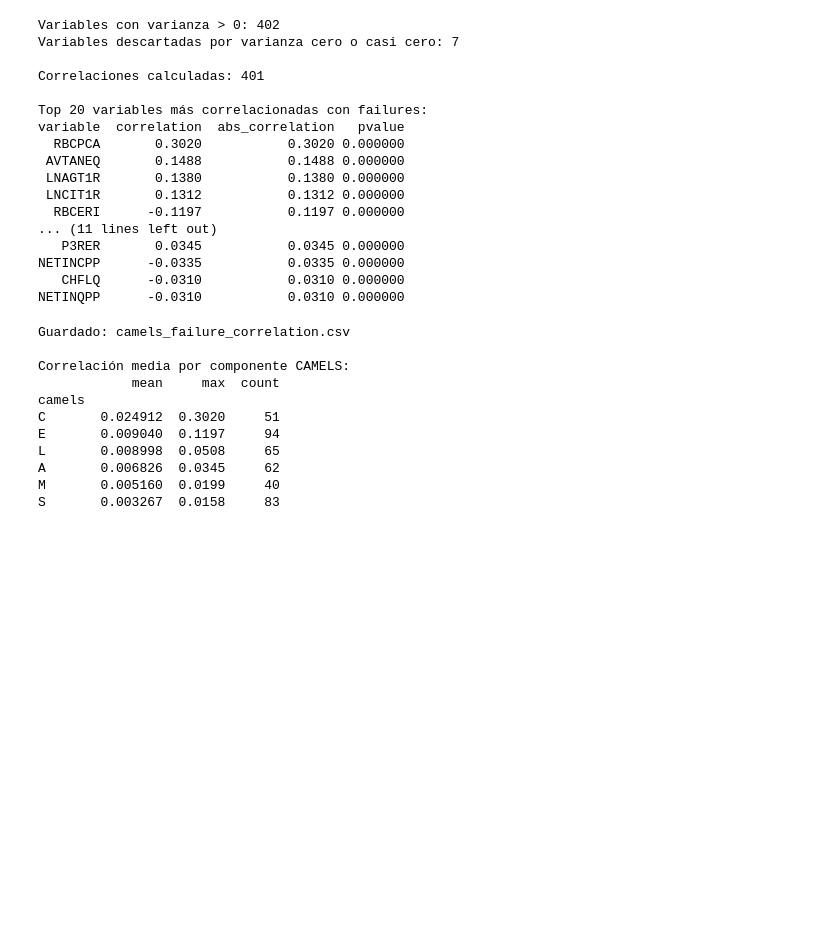
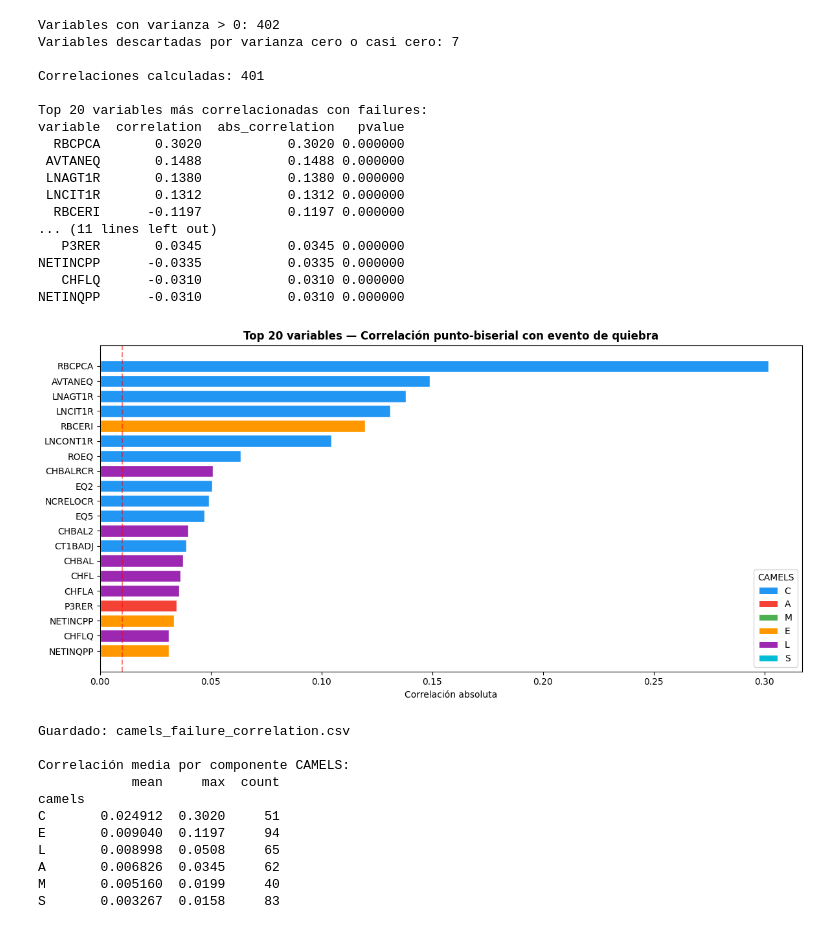
Before and after one commit to andrescarro192/tfm-financial_risk, a Jupyter notebook: notebooks/02_feature_engineering.ipynb, the cells around one changed output. Saved outputs shown, nothing was run; the diff lists cells and outputs as text; code cells hidden in the pictures; blank space fills up the shorter version.

```diff
--- a/notebooks/02_feature_engineering.ipynb
+++ b/notebooks/02_feature_engineering.ipynb
@@ -898,6 +1078,37 @@ variable  correlation  abs_correlation   pvalue
 NETINCPP      -0.0335           0.0335 0.000000
    CHFLQ      -0.0310           0.0310 0.000000
 NETINQPP      -0.0310           0.0310 0.000000
+# %%
+# Top 20 variables por correlación con failures
+df_corr_plot = df_corr.head(20).copy()
+df_corr_plot = df_corr_plot.merge(
+    df_selected[['variable', 'camels']], on='variable', how='left'
+)
+
+color_map = {'C': '#2196F3', 'A': '#F44336', 'M': '#4CAF50',
+             'E': '#FF9800', 'L': '#9C27B0', 'S': '#00BCD4'}
+colors = [color_map.get(c, 'gray') for c in df_corr_plot['camels']]
+
+fig, ax = plt.subplots(figsize=(12, 6))
+bars = ax.barh(df_corr_plot['variable'][::-1],
+               df_corr_plot['abs_correlation'][::-1],
+               color=colors[::-1], edgecolor='white')
+ax.set_title('Top 20 variables — Correlación punto-biserial con evento de quiebra',
+             fontweight='bold')
+ax.set_xlabel('Correlación absoluta')
+ax.axvline(0.01, color='red', linestyle='--', alpha=0.5, label='Umbral seleccionado (0.01)')
+ax.legend()
+
+# Leyenda de componentes
+from matplotlib.patches import Patch
+legend_elements = [Patch(facecolor=v, label=k) for k, v in color_map.items()]
+ax.legend(handles=legend_elements, title='CAMELS', loc='lower right')
+
+plt.tight_layout()
+plt.savefig(project_root / 'notebooks' / 'figures' / 'fe_correlation_ranking.png', dpi=150)
+plt.show()
+# %% [output]
+[figure, added]
 # %%
 # 3 — Enriquecer con info CAMELS y guardar
 df_selected = pd.read_csv(project_root / "docs" / "camels_selected.csv")
```
Also changed, not shown: parts of 39 cells of this notebook.
